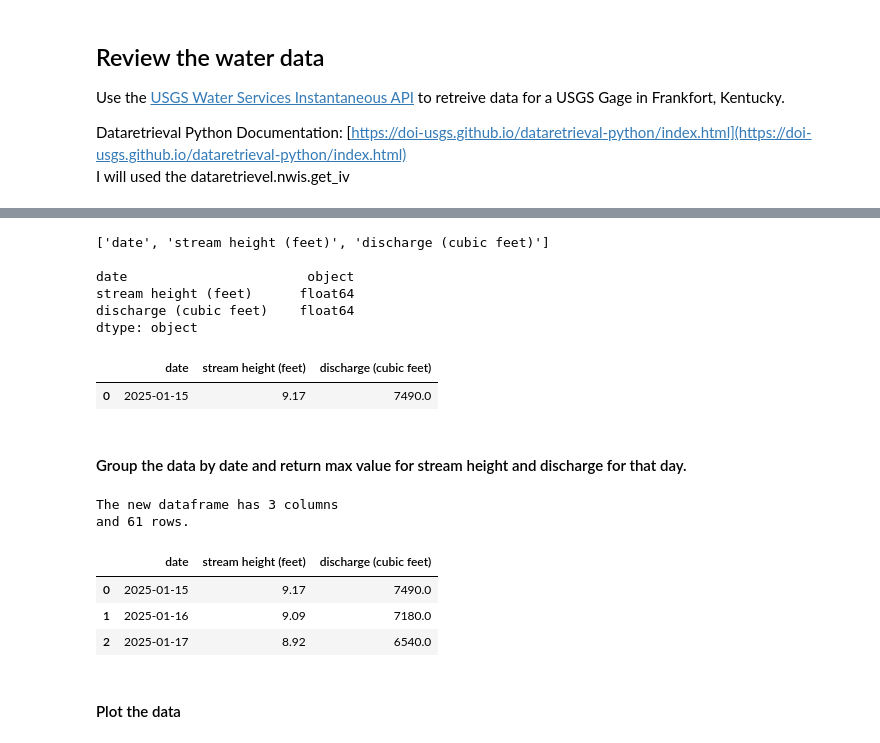
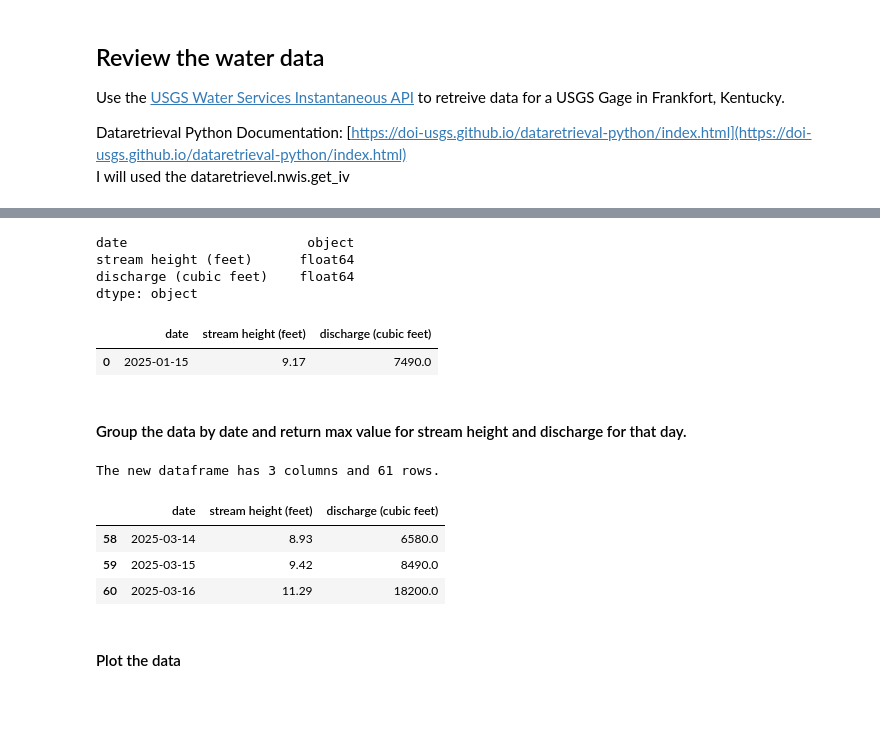
Before and after one commit to ianhorn/codeky-da-capstone, a Jupyter notebook: project/project.ipynb, the cells around one changed output, grey strips where cells are left out. Cells and saved outputs as stored; diff of their text form; code cells hidden in the pictures; blank space fills up the shorter version.

```diff
--- a/project/project.ipynb
+++ b/project/project.ipynb
@@ -94,10 +82,7 @@ Index(['date', 'stream height (feet)', 'discharge (cubic feet)'], dtype='object'
 # %%
-print(list(clean_water_df.columns))         # print list of fields
 print(f'\n{clean_water_df.dtypes}')         # check dtype
 clean_water_df.head(1)                      # See actual data
 # %% [output]
-['date', 'stream height (feet)', 'discharge (cubic feet)']
-
 date                       object
 stream height (feet)      float64
 discharge (cubic feet)    float64
@@ -109,17 +94,16 @@ dtype: object
 # %%
 clean_water_df_groupby = clean_water_df.groupby('date', as_index=False).agg({
     'stream height (feet)': 'max',
     'discharge (cubic feet)': 'max'
 })
-print(f'The new dataframe has {clean_water_df_groupby.shape[1]} columns\nand {clean_water_df_groupby.shape[0]} rows.')
-clean_water_df_groupby.head(3)
+print(f'The new dataframe has {clean_water_df_groupby.shape[1]} columns and {clean_water_df_groupby.shape[0]} rows.')
+clean_water_df_groupby.tail(3)
 # %% [output]
-The new dataframe has 3 columns
-and 61 rows.
+The new dataframe has 3 columns and 61 rows.
 |  | date | stream height (feet) | discharge (cubic feet) |
-| 0 | 2025-01-15 | 9.17 | 7490.0 |
-| 1 | 2025-01-16 | 9.09 | 7180.0 |
-| 2 | 2025-01-17 | 8.92 | 6540.0 |
+| 58 | 2025-03-14 | 8.93 | 6580.0 |
+| 59 | 2025-03-15 | 9.42 | 8490.0 |
+| 60 | 2025-03-16 | 11.29 | 18200.0 |
 # %% [markdown]
 #### Plot the data
 # %%
```
Also changed, not shown: parts of 22 cells of this notebook, 4 other files.
